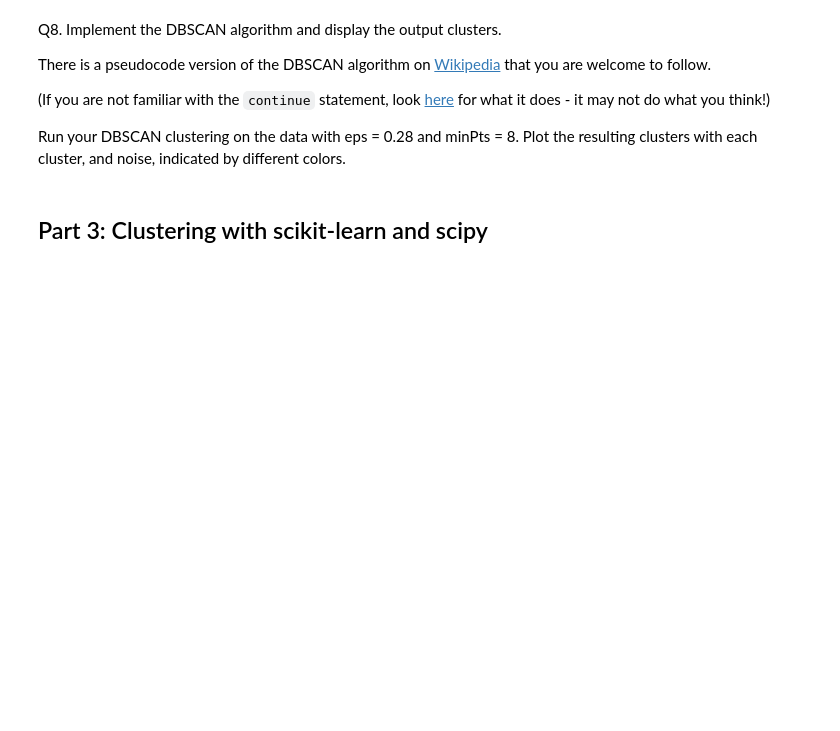
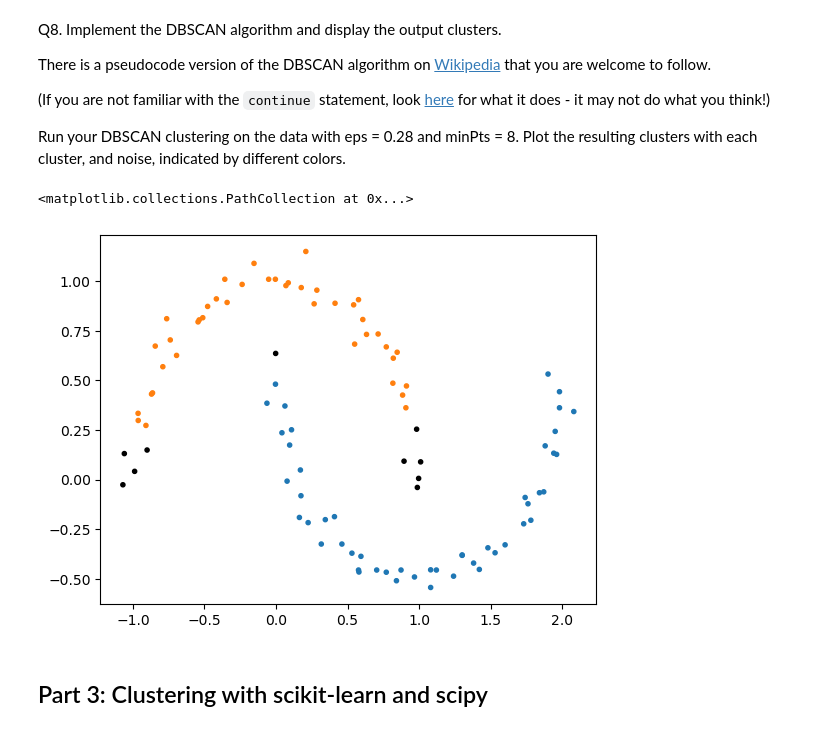
Before and after one commit to jakerm2002/Assignment-5-Clustering, a Jupyter notebook: HW5 - Clustering.ipynb, the cells around one changed output. Drawn from its saved outputs; the diff is of its cells as text; code cells hidden in the pictures; blank space fills up the shorter version.

Commit message:
DBSCAN

```diff
--- a/HW5 - Clustering.ipynb
+++ b/HW5 - Clustering.ipynb
@@ -167,3 +197,50 @@ Run your DBSCAN clustering on the data with eps = 0.28 and minPts = 8. Plot the
+# %%
+# implement the DBSCAN algorithm and display the output clusters.
+
+def DBSCAN(data, eps, min_pts):
+    clusters = []
+    noise = []
+    visited = []
+    for i in range(len(data)):
+        if i not in visited:
+            visited.append(i)
+            neighbors = []
+            for j in range(len(data)):
+                if sqrt(square(data[i][0]-data[j][0])+square(data[i][1]-data[j][1])) < eps:
+                    neighbors.append(j)
+            if len(neighbors) < min_pts:
+                noise.append(i)
+            else:
+                cluster = []
+                cluster.append(i)
+                for k in neighbors:
+                    if k not in visited:
+                        visited.append(k)
+                        neighbors2 = []
+                        for l in range(len(data)):
+                            if sqrt(square(data[k][0]-data[l][0])+square(data[k][1]-data[l][1])) < eps:
+                                neighbors2.append(l)
+                        if len(neighbors2) >= min_pts:
+                            neighbors.extend(neighbors2)
+                    if k not in noise and k not in cluster:
+                        cluster.append(k)
+                clusters.append(cluster)
+    return clusters, noise
+
+clusters, noise = DBSCAN(data, 0.28, 8)
+colors = []
+for i in range(len(data)):
+    if i in noise:
+        colors.append("black")
+    else:
+        for j in range(len(clusters)):
+            if i in clusters[j]:
+                colors.append("C"+str(j))
+
+plt.scatter(data[:,0],data[:,1], marker='.', c=colors)
+# %% [output]
+<matplotlib.collections.PathCollection at 0x...>
+[figure, added]
 # %% [markdown]
 ## Part 3: Clustering with scikit-learn and scipy
 # %% [markdown]
```
Also changed, not shown: parts of 5 cells of this notebook.
